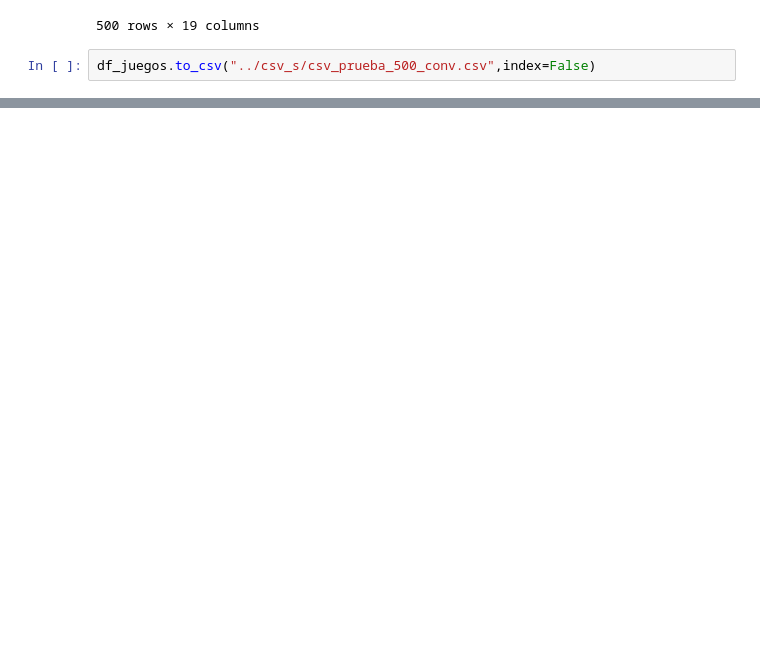
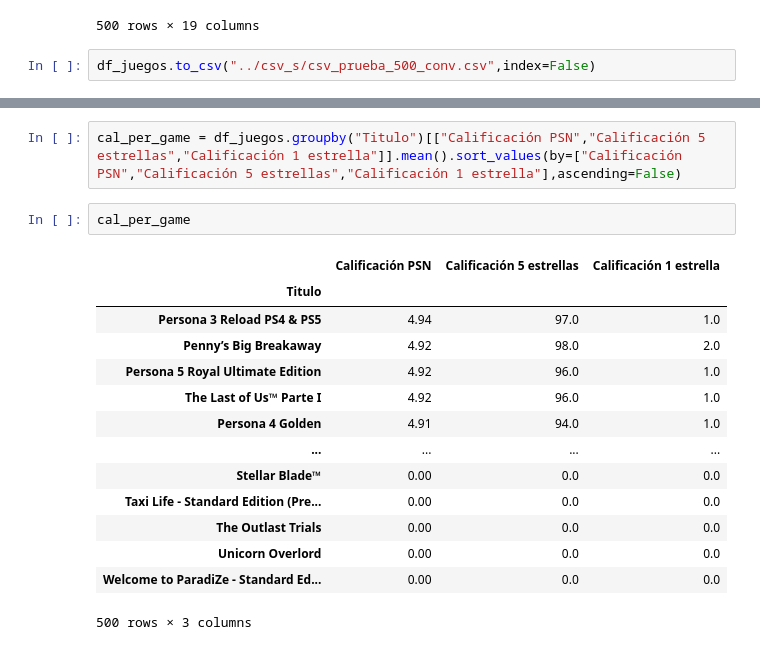
Before and after one commit to svalencia-romero/GamePriceTracker, a Jupyter notebook: notebooks/webscrapp_BBDD_prueba.ipynb, the cells around one changed output, grey strips where cells are left out. Cells and saved outputs as stored; diff of their text form; blank space fills up the shorter version.

```diff
--- a/notebooks/app_pruebas.ipynb
+++ b/notebooks/webscrapp_BBDD_prueba.ipynb
@@ -1646,0 +1702,19 @@ df_juegos.to_csv("../csv_s/csv_prueba_500_conv.csv",index=False)
+# %%
+cal_per_game = df_juegos.groupby("Titulo")[["Calificación PSN","Calificación 5 estrellas","Calificación 1 estrella"]].mean().sort_values(by=["Calificación PSN","Calificación 5 estrellas","Calificación 1 estrella"],ascending=False)
+# %%
+cal_per_game
+# %% [output]
+|  | Calificación PSN | Calificación 5 estrellas | Calificación 1 estrella |
+| Titulo |  |  |  |
+| Persona 3 Reload PS4 & PS5 | 4.94 | 97.0 | 1.0 |
+| Penny’s Big Breakaway | 4.92 | 98.0 | 2.0 |
+| Persona 5 Royal Ultimate Edition | 4.92 | 96.0 | 1.0 |
+| The Last of Us™ Parte I | 4.92 | 96.0 | 1.0 |
+| Persona 4 Golden | 4.91 | 94.0 | 1.0 |
+| ... | ... | ... | ... |
+| Stellar Blade™ | 0.00 | 0.0 | 0.0 |
+| Taxi Life - Standard Edition (Pre... | 0.00 | 0.0 | 0.0 |
+| The Outlast Trials | 0.00 | 0.0 | 0.0 |
+| Unicorn Overlord | 0.00 | 0.0 | 0.0 |
+| Welcome to ParadiZe - Standard Ed... | 0.00 | 0.0 | 0.0 |
+500 rows × 3 columns
```
Also changed, not shown: parts of 22 cells of this notebook, 6 other files.
